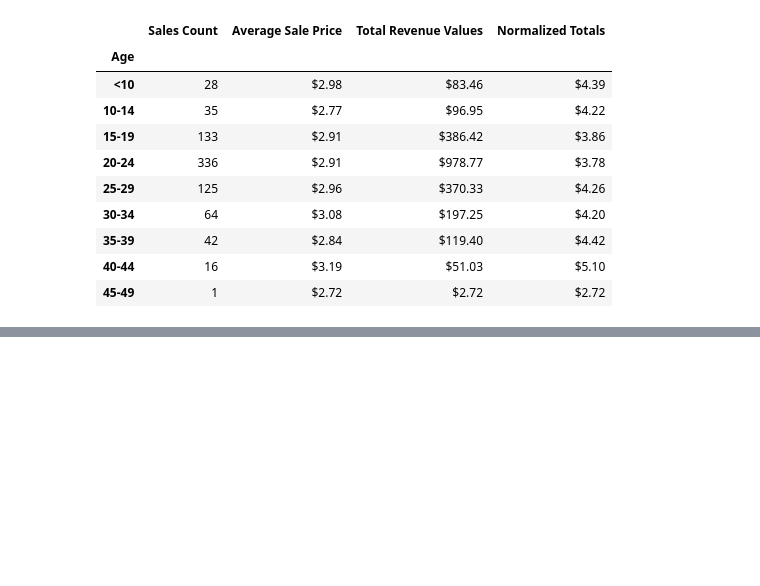
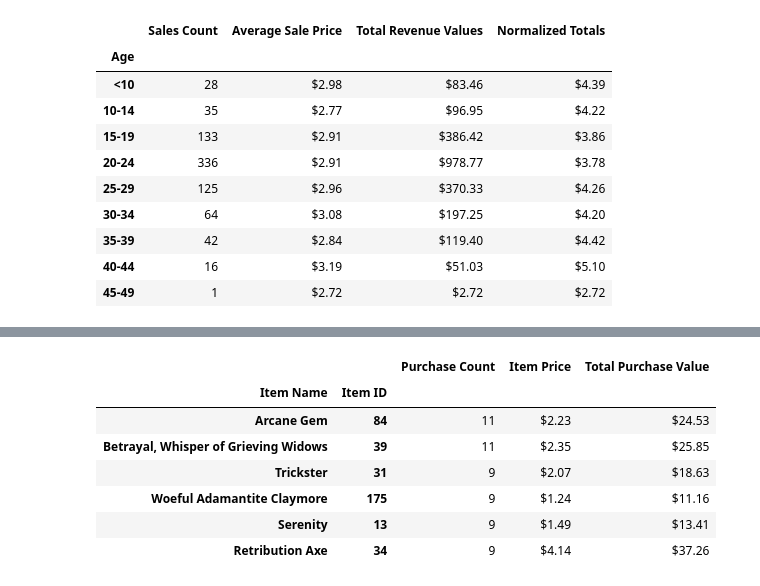
Before and after one commit to BLKOPL/RPG-Panda, a Jupyter notebook: panda_summoner.ipynb, the cells around one changed output, grey strips where cells are left out. Cells and saved outputs as stored; diff of their text form; code cells hidden in the pictures; blank space fills up the shorter version.

```diff
--- a/Untitled.ipynb
+++ b/panda_summoner.ipynb
@@ -159,0 +190,31 @@ age_sales_analysis.style.format({"Average Sale Price": "${:.2f}", "Total Revenue
+# %%
+#merge dataframes to find purchase count, total purchase value for items
+#reset indices to dataframes can be merged on specific elements
+premergeone = df.groupby("Item Name").sum().reset_index()
+premergetwo = df.groupby("Item ID").sum().reset_index()
+premergethree = df.groupby("Item Name").count().reset_index()
+
+#merge dataframes
+mergeone = pd.merge(premergeone, premergetwo, on="Price")
+mergetwo = pd.merge(premergethree, mergeone, on="Item Name")
+
+#begin creating final dataframe by manipulating data
+mergetwo["Gender"] = (mergetwo["Price_y"]/mergetwo["Item ID"]).round(2)
+
+mergetwo_renamed = mergetwo.rename(columns={"Age": "Purchase Count", "Gender": "Item Price", "Item ID": "null", "Price_y": "Total Purchase Value", "Item ID_y": "Item ID"})
+
+#grab columns we are looking for
+clean_df = mergetwo_renamed[["Item ID", "Item Name", "Purchase Count", "Item Price", "Total Purchase Value"]]
+
+prefinal_df = clean_df.set_index(['Item Name', 'Item ID'])
+popular_items_final = prefinal_df.sort_values('Purchase Count', ascending=False).head(6)
+popular_items_final.style.format({"Item Price": "${:.2f}", "Total Purchase Value": "${:.2f}"})
+# %% [output]
+|  |  | Purchase Count | Item Price | Total Purchase Value |
+| Item Name | Item ID |  |  |  |
+| Arcane Gem | 84 | 11 | $2.23 | $24.53 |
+| Betrayal, Whisper of Grieving Widows | 39 | 11 | $2.35 | $25.85 |
+| Trickster | 31 | 9 | $2.07 | $18.63 |
+| Woeful Adamantite Claymore | 175 | 9 | $1.24 | $11.16 |
+| Serenity | 13 | 9 | $1.49 | $13.41 |
+| Retribution Axe | 34 | 9 | $4.14 | $37.26 |
```
Also changed, not shown: parts of 3 cells of this notebook.
